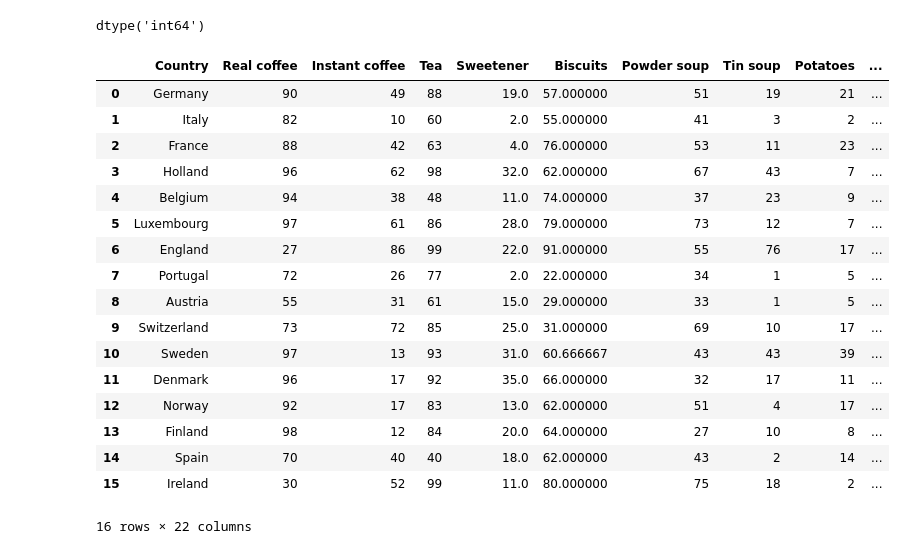
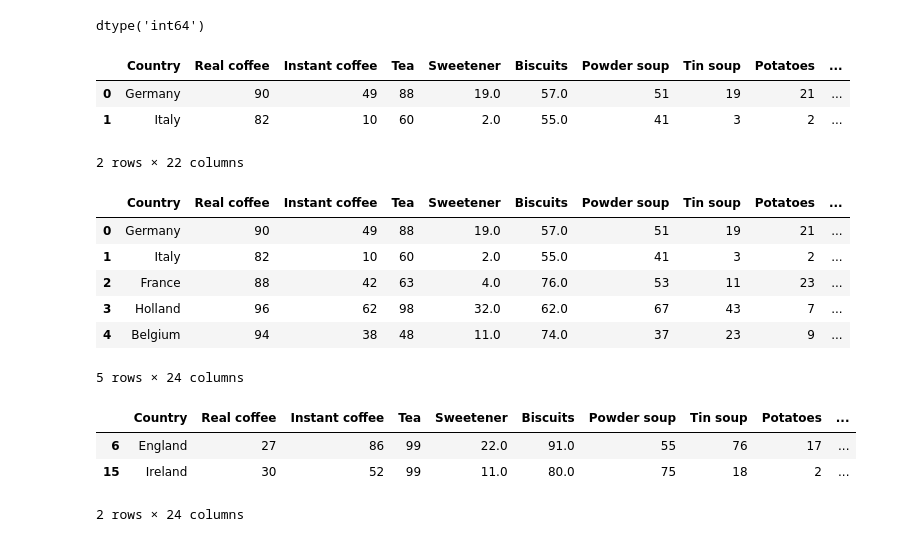
Before and after one commit to FairozAhmadSheikh/MLOps_bootcamp, a Jupyter notebook: python/dataManipulationAndAnalysis.ipynb, the cells around one changed output. Drawn from its saved outputs; the diff is of its cells as text; code cells hidden in the pictures.

Commit message:
applying a function on dataframe

```diff
--- a/python/dataManipulationAndAnalysis.ipynb
+++ b/python/dataManipulationAndAnalysis.ipynb
@@ -238,25 +238,28 @@ dtype('int64')
 # %%
 # Convert this into float
 df2['New coffee']=df2['Real coffee'].astype(float)
-df2
+df2.head(2)
 # %% [output]
 |  | Country | Real coffee | Instant coffee | Tea | Sweetener | Biscuits | Powder soup | Tin soup | Potatoes | ... |
-| 0 | Germany | 90 | 49 | 88 | 19.0 | 57.000000 | 51 | 19 | 21 | ... |
-| 1 | Italy | 82 | 10 | 60 | 2.0 | 55.000000 | 41 | 3 | 2 | ... |
-| 2 | France | 88 | 42 | 63 | 4.0 | 76.000000 | 53 | 11 | 23 | ... |
-| 3 | Holland | 96 | 62 | 98 | 32.0 | 62.000000 | 67 | 43 | 7 | ... |
-| 4 | Belgium | 94 | 38 | 48 | 11.0 | 74.000000 | 37 | 23 | 9 | ... |
-| 5 | Luxembourg | 97 | 61 | 86 | 28.0 | 79.000000 | 73 | 12 | 7 | ... |
-| 6 | England | 27 | 86 | 99 | 22.0 | 91.000000 | 55 | 76 | 17 | ... |
-| 7 | Portugal | 72 | 26 | 77 | 2.0 | 22.000000 | 34 | 1 | 5 | ... |
-| 8 | Austria | 55 | 31 | 61 | 15.0 | 29.000000 | 33 | 1 | 5 | ... |
-| 9 | Switzerland | 73 | 72 | 85 | 25.0 | 31.000000 | 69 | 10 | 17 | ... |
-| 10 | Sweden | 97 | 13 | 93 | 31.0 | 60.666667 | 43 | 43 | 39 | ... |
-| 11 | Denmark | 96 | 17 | 92 | 35.0 | 66.000000 | 32 | 17 | 11 | ... |
-| 12 | Norway | 92 | 17 | 83 | 13.0 | 62.000000 | 51 | 4 | 17 | ... |
-| 13 | Finland | 98 | 12 | 84 | 20.0 | 64.000000 | 27 | 10 | 8 | ... |
-| 14 | Spain | 70 | 40 | 40 | 18.0 | 62.000000 | 43 | 2 | 14 | ... |
-| 15 | Ireland | 30 | 52 | 99 | 11.0 | 80.000000 | 75 | 18 | 2 | ... |
+| 0 | Germany | 90 | 49 | 88 | 19.0 | 57.0 | 51 | 19 | 21 | ... |
+| 1 | Italy | 82 | 10 | 60 | 2.0 | 55.0 | 41 | 3 | 2 | ... |
-16 rows × 22 columns
+2 rows × 22 columns
 # %%
-#
+# applying a function
+df2['Frozen fish new']=df2['Frozen fish'].apply(lambda x : x >30)
+df2.head()
+# %% [output]
+|  | Country | Real coffee | Instant coffee | Tea | Sweetener | Biscuits | Powder soup | Tin soup | Potatoes | ... |
+| 0 | Germany | 90 | 49 | 88 | 19.0 | 57.0 | 51 | 19 | 21 | ... |
+| 1 | Italy | 82 | 10 | 60 | 2.0 | 55.0 | 41 | 3 | 2 | ... |
+| 2 | France | 88 | 42 | 63 | 4.0 | 76.0 | 53 | 11 | 23 | ... |
+| 3 | Holland | 96 | 62 | 98 | 32.0 | 62.0 | 67 | 43 | 7 | ... |
+| 4 | Belgium | 94 | 38 | 48 | 11.0 | 74.0 | 37 | 23 | 9 | ... |
+5 rows × 24 columns
+# %%
+df2[df2['Real coffee']<=31]
+# %% [output]
+|  | Country | Real coffee | Instant coffee | Tea | Sweetener | Biscuits | Powder soup | Tin soup | Potatoes | ... |
+| 6 | England | 27 | 86 | 99 | 22.0 | 91.0 | 55 | 76 | 17 | ... |
+| 15 | Ireland | 30 | 52 | 99 | 11.0 | 80.0 | 75 | 18 | 2 | ... |
+2 rows × 24 columns
```
